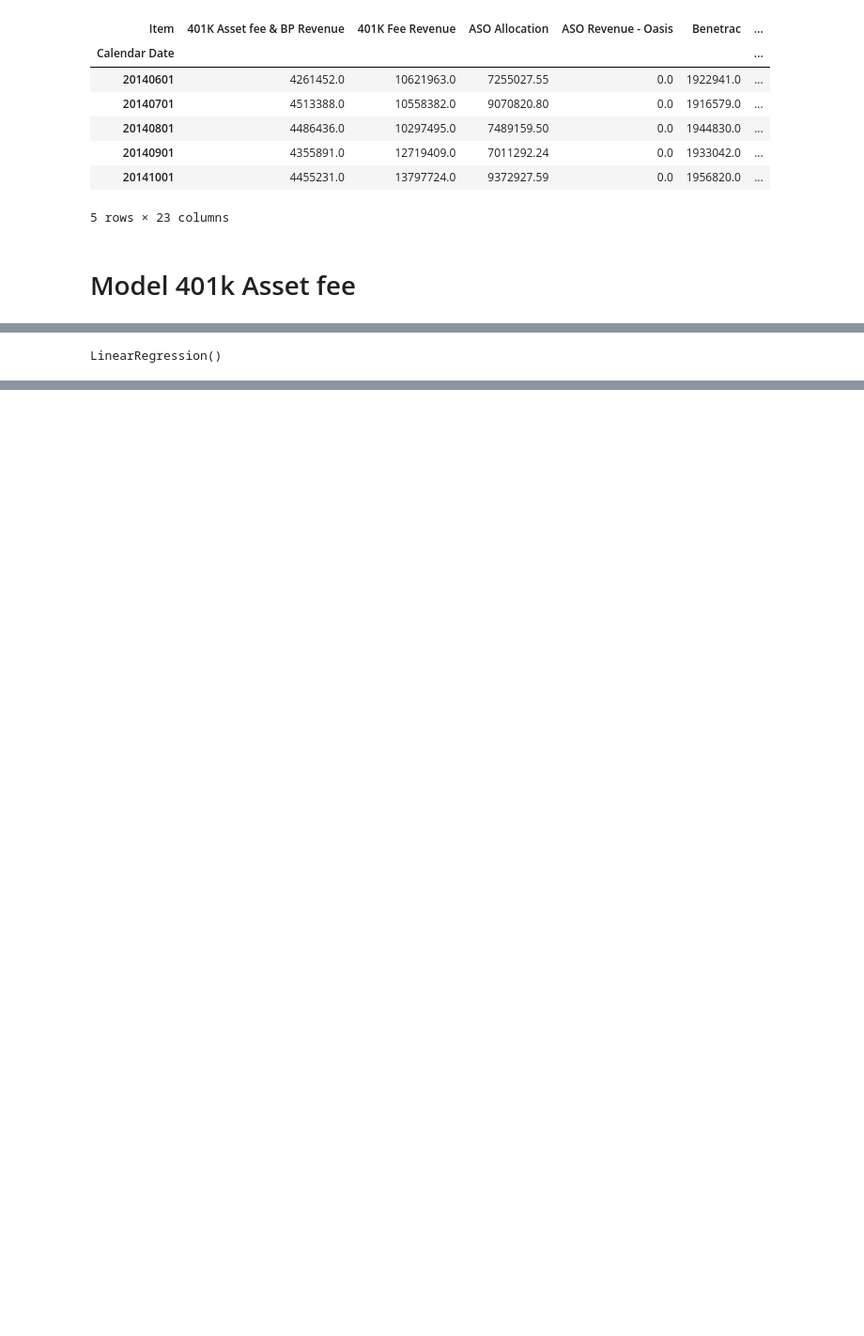
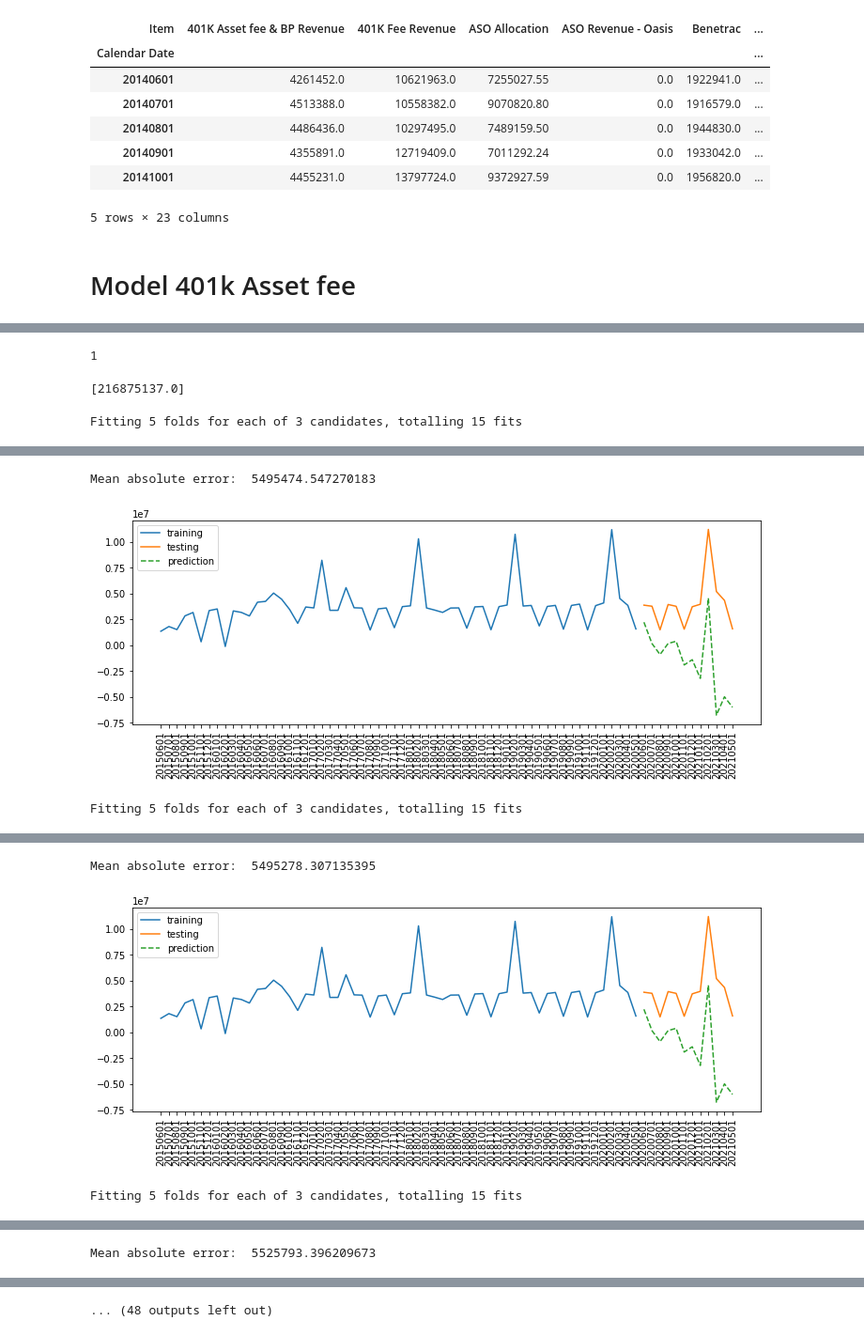
Before and after one commit to jluisjm/Paychex_revenue_forecast, a Jupyter notebook: notebooks/ExternalDataModels.ipynb, the cells around one changed output, grey strips where cells are left out. Shown at 94% size. Drawn from its saved outputs; the diff is of its cells as text; code cells hidden in the pictures; blank space fills up the shorter version.

```diff
--- a/notebooks/ExternalDataModels.ipynb
+++ b/notebooks/ExternalDataModels.ipynb
@@ -171,6 +183,0 @@ Name: 401K Asset fee & BP Revenue, dtype: float64
-# %%
-from sklearn.linear_model import LinearRegression
-lr = LinearRegression()
-lr.fit(X_train, y_train)
-# %% [output]
-LinearRegression()
@@ -176,0 +190,7 @@ LinearRegression()
+# %%
+scaler = MinMaxScaler()
+model_lasso = Lasso(max_iter=10000)
+pipe  = Pipeline([
+    ('scaler', scaler),
+    ('model', model_lasso)
+])
@@ -176,0 +200,45 @@ LinearRegression()
+# %%
+[1][-1]
+# %% [output]
+1
+# %%
+[y_train.abs().sum()]
+# %% [output]
+[216875137.0]
+# %%
+n_iter = 20
+X_train_it = X_train.copy()
+X_test_it = X_test.copy()
+var_droped = []
+mae_it = [y_train.abs().sum(),y_train.abs().sum()]
+while mae_it[-1]*0.9 <= mae_it[-2]:
+#for i in range(n_iter):
+    best_model = gs_lasso
+    gs_lasso = GridSearchCV(pipe, param_grid, n_jobs=2, verbose=1)
+    gs_lasso.fit(X_train_it, y_train)
+    coef = pd.DataFrame(gs_lasso.best_estimator_.named_steps["model"].coef_,
+                        index = X_train_it.columns,
+                        columns=['coefficient'])
+    v = coef.abs().sort_values(['coefficient']).index[0]
+
+    y_pred_gslasso = gs_lasso.predict(X_test_it)
+
+    mae = mean_absolute_error(y_test, y_pred_gslasso)
+    print("Mean absolute error: ", mae)
+    mae_it.append(mae)
+
+    fig, ax = plt.subplots(figsize=(12,4))
+
+    ax.plot(y_train, label='training')
+    ax.plot(y_test, label='testing')
+    ax.plot(pd.DataFrame(y_pred_gslasso).set_index(y_test.index), label='prediction', ls="--")
+    # Define the date format
+    plt.xticks(rotation = 90)
+    plt.legend()
+    plt.show()
+
+    X_train_it = X_train_it.drop(v, axis=1)
+    X_test_it = X_test_it.drop(v, axis=1)
+    var_droped.append(v)
+# %% [output]
+Fitting 5 folds for each of 3 candidates, totalling 15 fits
@@ -176,0 +247,3 @@ LinearRegression()
+Mean absolute error:  5495474.547270183
+[figure, added]
+Fitting 5 folds for each of 3 candidates, totalling 15 fits
@@ -176,0 +252,3 @@ LinearRegression()
+Mean absolute error:  5495278.307135395
+[figure, added]
+Fitting 5 folds for each of 3 candidates, totalling 15 fits
@@ -176,0 +257 @@ LinearRegression()
+Mean absolute error:  5525793.396209673
@@ -176,0 +259 @@ LinearRegression()
+... (48 outputs left out)
```
Also changed, not shown: parts of 39 cells of this notebook, 4 other files.
